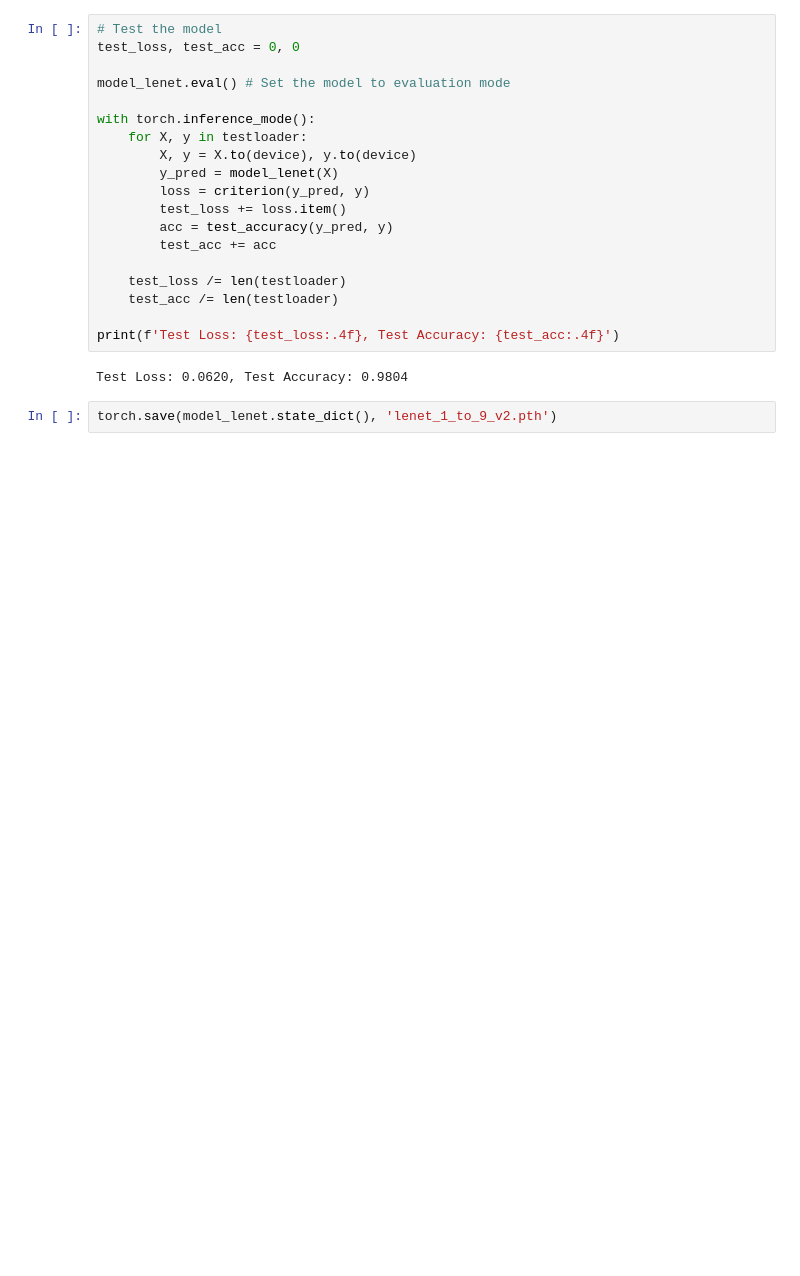
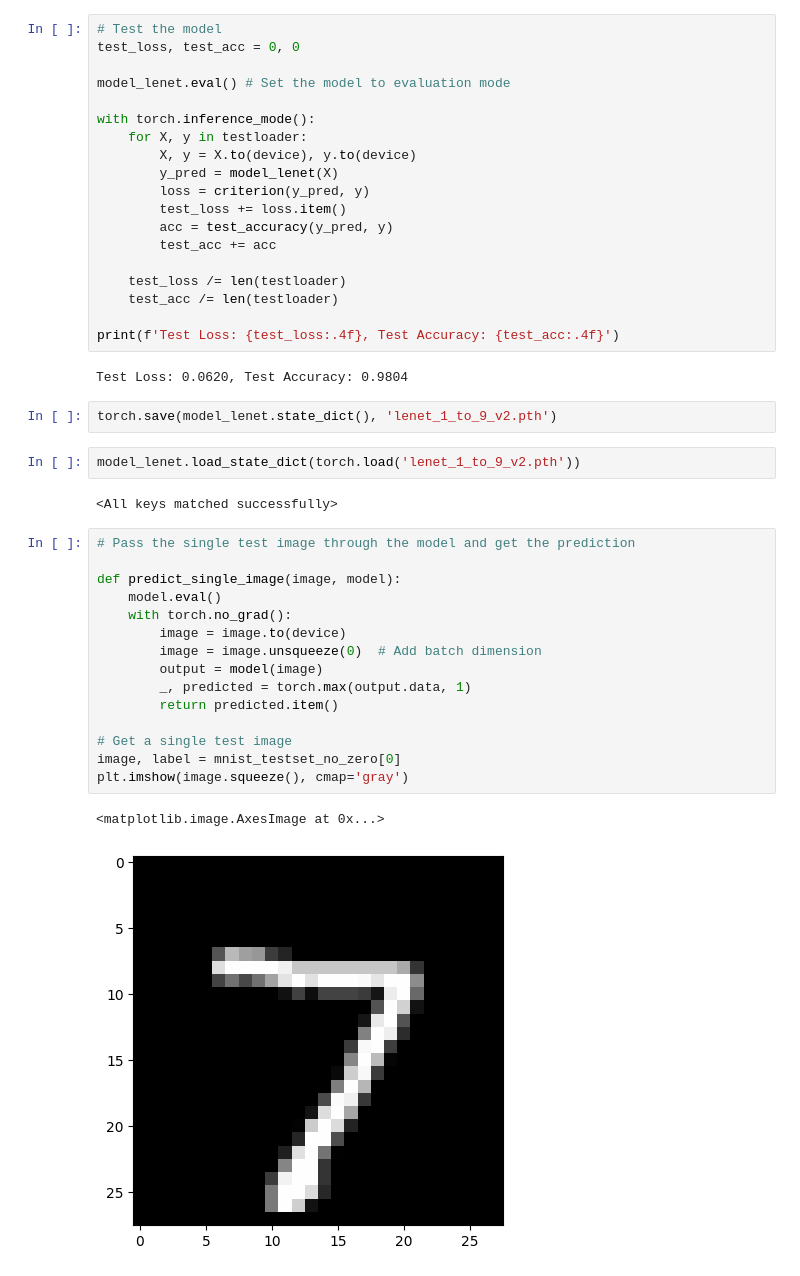
Before and after one commit to denmj/ML_regs, a Jupyter notebook: pytorch_/cnn_obj_clf_lenet_train_one_to_nine.ipynb, the cells around one changed output. Saved outputs shown, nothing was run; the diff lists cells and outputs as text; blank space fills up the shorter version.

Commit message:
Add predict func

```diff
--- a/pytorch_/cnn_obj_clf_lenet_train_one_to_nine.ipynb
+++ b/pytorch_/cnn_obj_clf_lenet_train_one_to_nine.ipynb
@@ -236,3 +236,25 @@ print(f'Test Loss: {test_loss:.4f}, Test Accuracy: {test_acc:.4f}')
 Test Loss: 0.0620, Test Accuracy: 0.9804
 # %%
 torch.save(model_lenet.state_dict(), 'lenet_1_to_9_v2.pth')
+# %%
+model_lenet.load_state_dict(torch.load('lenet_1_to_9_v2.pth'))
+# %% [output]
+<All keys matched successfully>
+# %%
+# Pass the single test image through the model and get the prediction
+
+def predict_single_image(image, model):
+    model.eval()
+    with torch.no_grad():
+        image = image.to(device)
+        image = image.unsqueeze(0)  # Add batch dimension
+        output = model(image)
+        _, predicted = torch.max(output.data, 1)
+        return predicted.item()
+
+# Get a single test image
+image, label = mnist_testset_no_zero[0]
+plt.imshow(image.squeeze(), cmap='gray')
+# %% [output]
+<matplotlib.image.AxesImage at 0x...>
+[figure, added]
```
Also changed, not shown: parts of 2 cells of this notebook, 1 other file.
